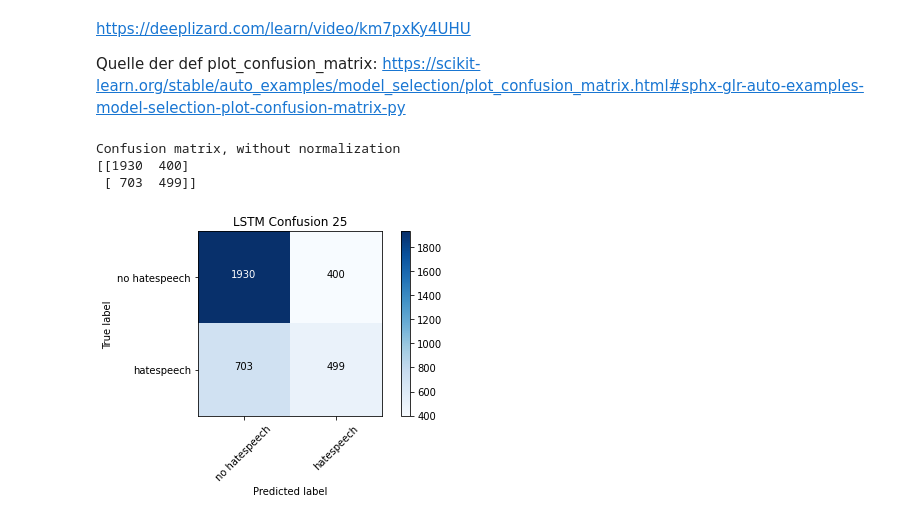
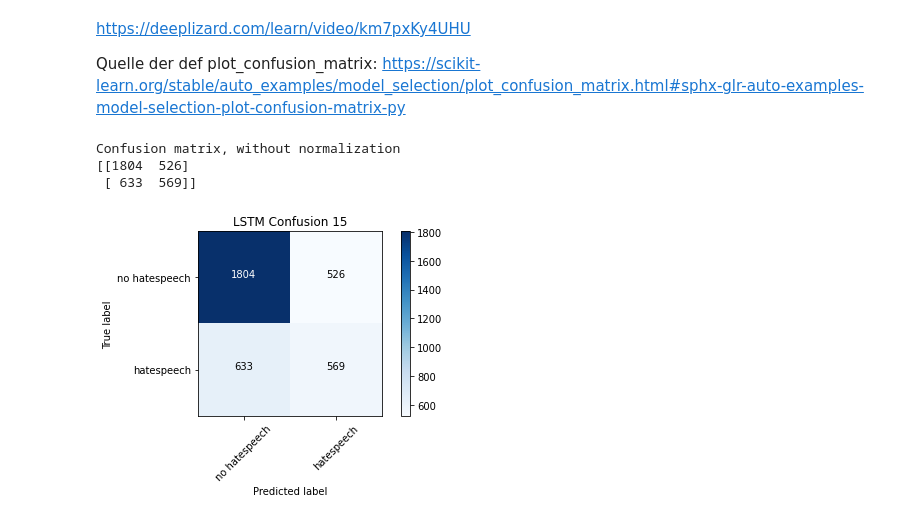
Before and after one commit to BiancaStadl/ProjektarbeitML, a Jupyter notebook: LSTM.ipynb, the cells around one changed output. Saved outputs shown, nothing was run; the diff lists cells and outputs as text; code cells hidden in the pictures.

Commit message:
LSTM16052109, f1 correct

```diff
--- a/LSTM.ipynb
+++ b/LSTM.ipynb
@@ -389,6 +389,6 @@ LSTM16052108.add(tf.keras.layers.Dense(1, activation='sigmoid'))
 # %%
-LSTM16052108.compile(loss='binary_crossentropy', optimizer='adam',metrics=['accuracy',metrics_recall,metrics_precision,metrics_f1])
-print(LSTM16052108.summary())
+LSTM16052109.compile(loss='binary_crossentropy', optimizer='adam',metrics=['accuracy',metrics_recall,metrics_precision,metrics_f1])
+print(LSTM16052109.summary())
 # %% [output]
 Model: "sequential"
 _________________________________________________________________
@@ -421,6 +421,6 @@ training_epochs = 30
 batch_size = 40
 validation_split=0.2
 # %%
-LSTM16052108.fit(nppadded_training, nptraining_labels, batch_size=batch_size, epochs=training_epochs, validation_split=validation_split, callbacks=[callbackForTB])
+LSTM16052109.fit(nppadded_training, nptraining_labels, batch_size=batch_size, epochs=training_epochs, validation_split=validation_split, callbacks=[callbackForTB])
 # %% [output]
 Epoch 1/30
@@ -461,3 +461,3 @@ metrics_f1) = LSTM16052108.evaluate(nppadded_testing, nptesting_labels, verbose=
 # %%
-LSTM_predict08 = LSTM16052108.predict(x=nppadded_testing)
+LSTM_predict09 = LSTM16052109.predict(x=nppadded_testing)
 # %%
@@ -465,6 +465,6 @@ LSTM_predict08 = LSTM16052108.predict(x=nppadded_testing)
  # print(p)
 # %%
-prediction_rounded08 = np.round(LSTM_predict08)
+prediction_rounded08 = np.round(LSTM_predict09)
 
 #for p in prediction_rounded08:
  # print(p)
@@ -520,9 +520,9 @@ cm = confusion_matrix(y_true=nptesting_labels, y_pred=prediction_rounded08)
 # %%
 plot_labels = ['no hatespeech','hatespeech']
 # %%
-plot_confusion_matrix(cm=cm, classes=plot_labels, title='LSTM Confusion 25')
+plot_confusion_matrix(cm=cm, classes=plot_labels, title='LSTM Confusion 15')
 # %% [output]
 Confusion matrix, without normalization
-[[1930  400]
- [ 703  499]]
+[[1804  526]
+ [ 633  569]]
-[figure, old version]
+[figure, new version]
```
Also changed, not shown: parts of 6 cells of this notebook.
